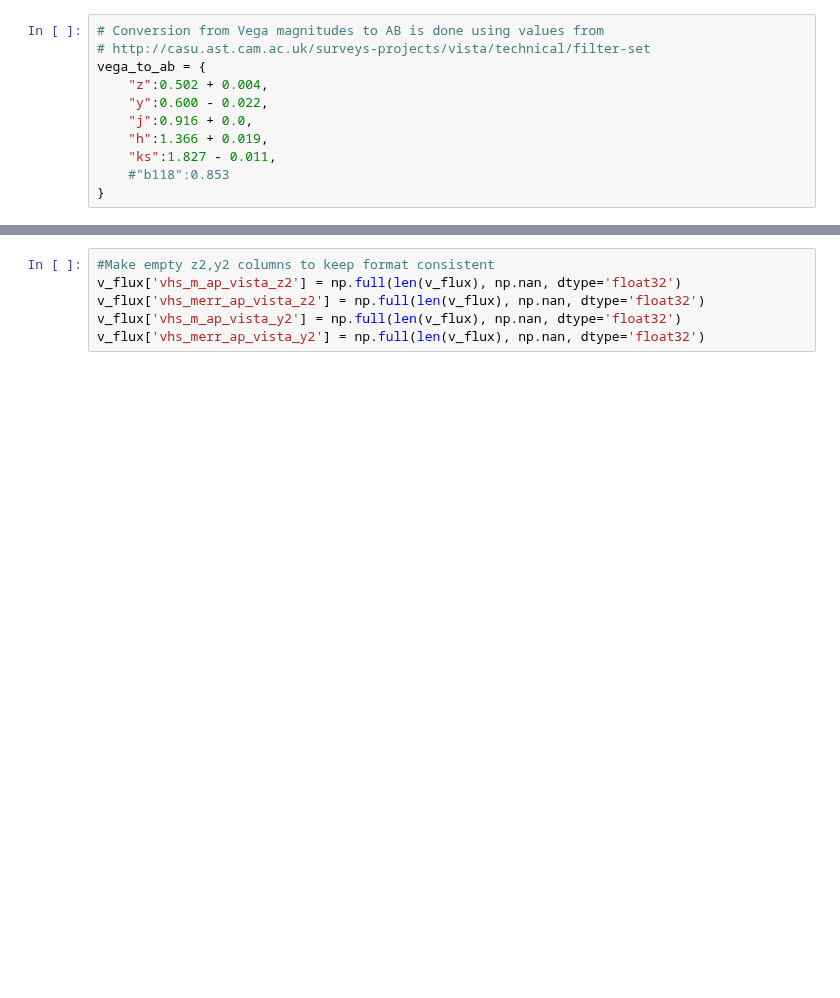
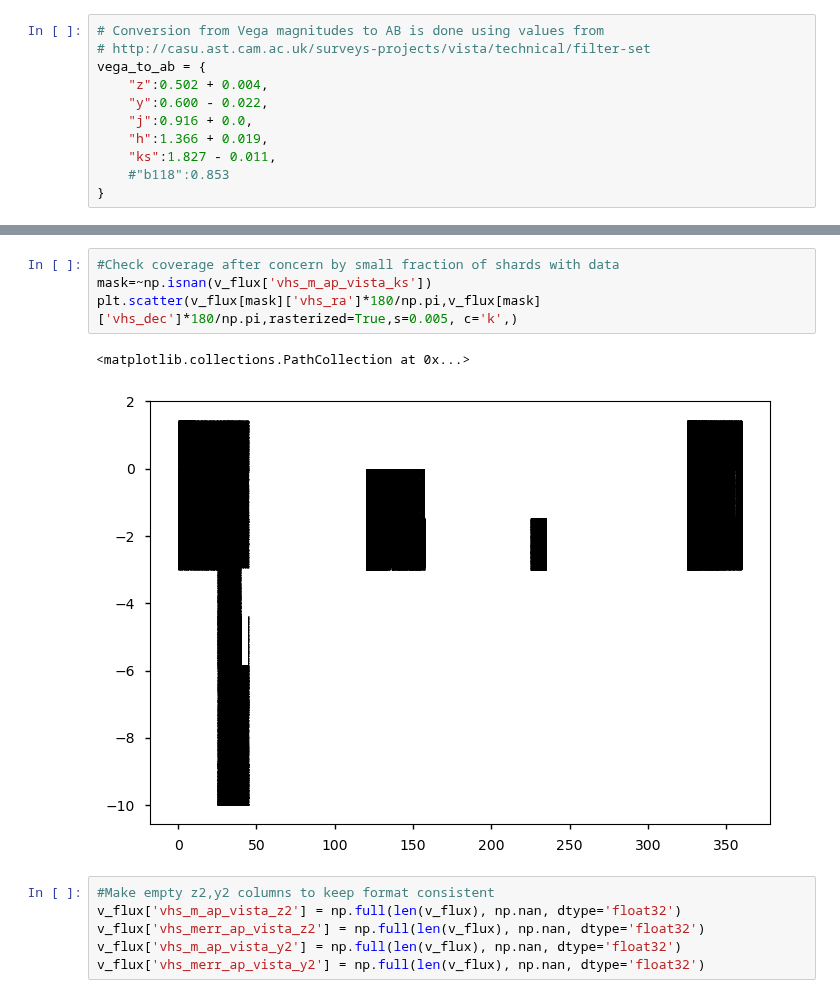
Before and after one commit to lsst-uk/lsst-ir-fusion, a Jupyter notebook: dmu2/4_Make_ref_cats-VHS.ipynb, the cells around one changed output, grey strips where cells are left out. Cells and saved outputs as stored; diff of their text form; blank space fills up the shorter version.

```diff
--- a/dmu2/4_Make_ref_cats-VHS.ipynb
+++ b/dmu2/4_Make_ref_cats-VHS.ipynb
@@ -250,3 +264,10 @@ vhs_m_ap_vista_ks 1.816 1.8159980773925781
+# %%
+#Check coverage after concern by small fraction of shards with data
+mask=~np.isnan(v_flux['vhs_m_ap_vista_ks'])
+plt.scatter(v_flux[mask]['vhs_ra']*180/np.pi,v_flux[mask]['vhs_dec']*180/np.pi,rasterized=True,s=0.005, c='k',)
+# %% [output]
+<matplotlib.collections.PathCollection at 0x...>
+[figure, added]
 # %%
 #Make empty z2,y2 columns to keep format consistent
 v_flux['vhs_m_ap_vista_z2'] = np.full(len(v_flux), np.nan, dtype='float32')
```
Also changed, not shown: parts of 6 cells of this notebook, 8 other files.
